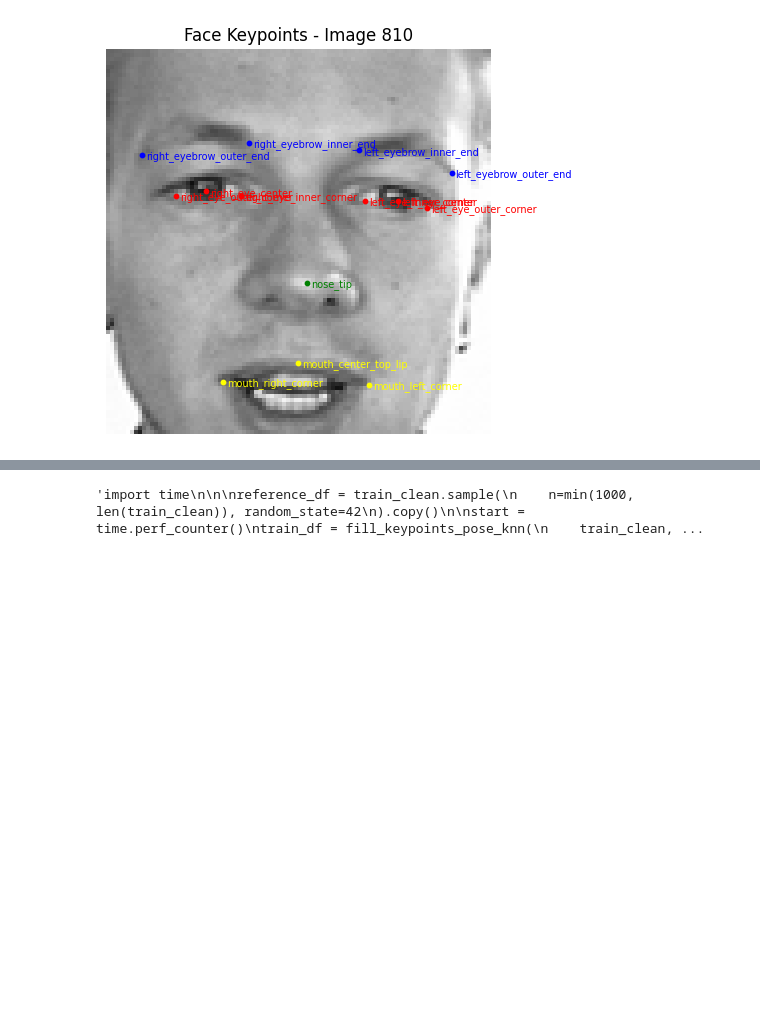
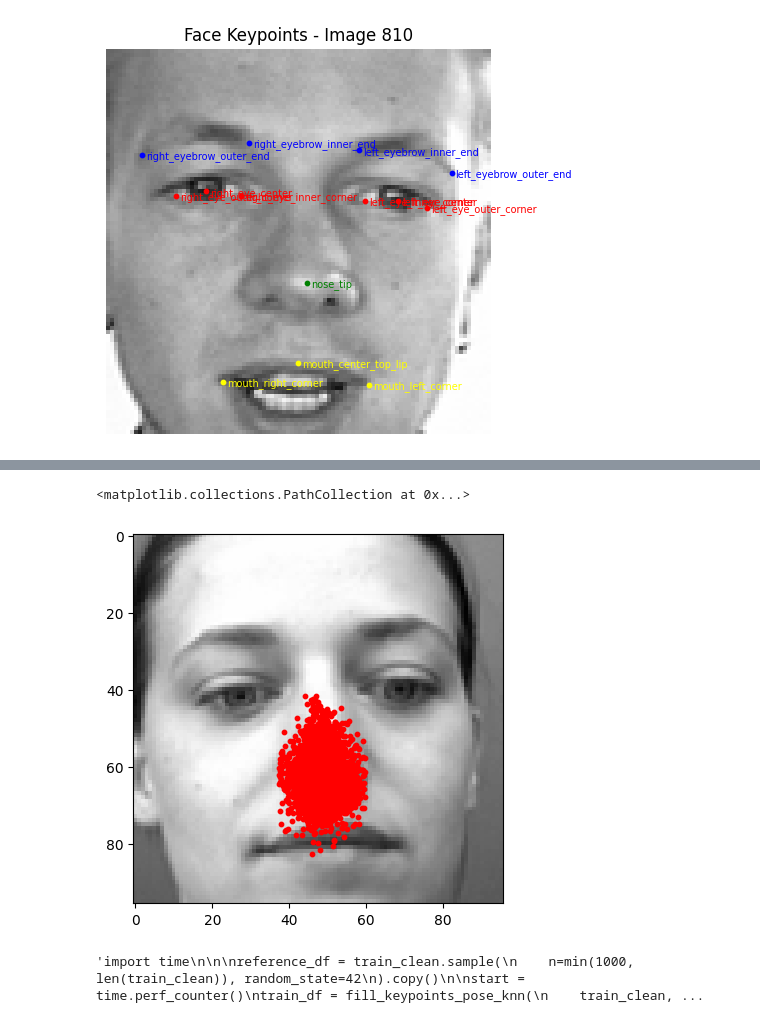
Before and after one commit to NimaNIKOOKAR/Facial-Keypoints-Detection, a Jupyter notebook: facial-detection.ipynb, the cells around one changed output, grey strips where cells are left out. Cells and saved outputs as stored; diff of their text form; code cells hidden in the pictures; blank space fills up the shorter version.

```diff
--- a/facial-detection.ipynb
+++ b/facial-detection.ipynb
@@ -226,6 +234,12 @@ train_original, val_original = train_test_split(
 train_clean = detect_outliers(train_original)
 val_df = detect_outliers(val_original)
 coord_cols = [c for c in train_clean.columns if c.endswith(("_x", "_y"))]
+# %%
+plt.imshow(np.fromstring(train_clean["Image"][315], sep=" ").reshape(96, 96), cmap="gray")
+plt.scatter(train_clean.nose_tip_x, train_clean.nose_tip_y, color="red", s=10)
+# %% [output]
+<matplotlib.collections.PathCollection at 0x...>
+[figure, added]
 # %%
 """import time
 
```
Also changed, not shown: parts of 16 cells of this notebook, 1 other file.
